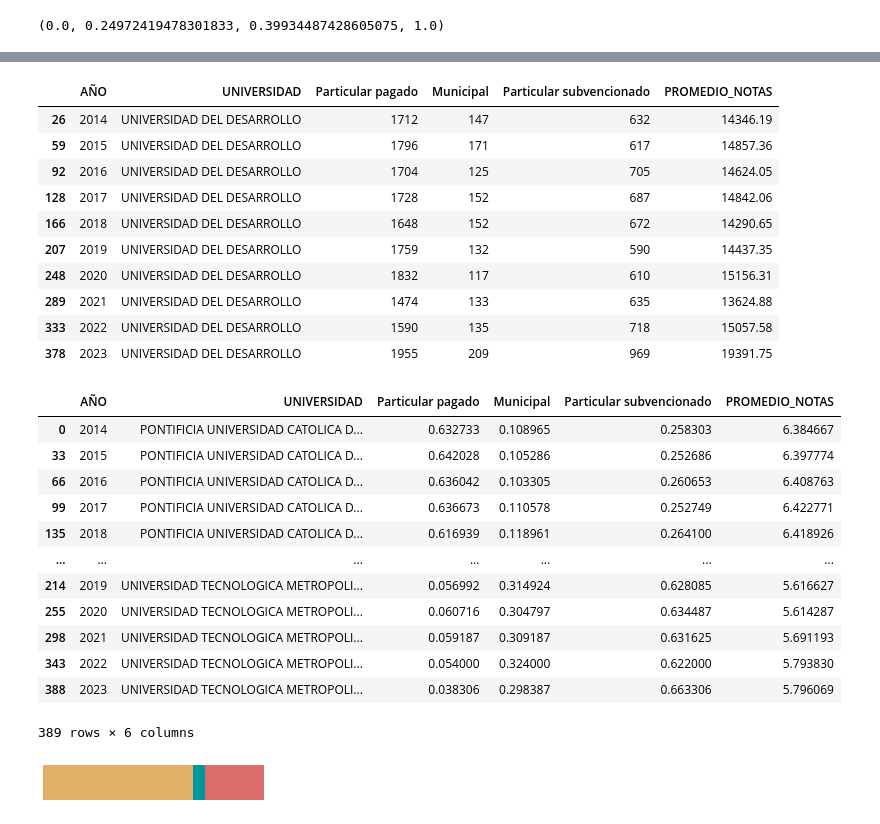
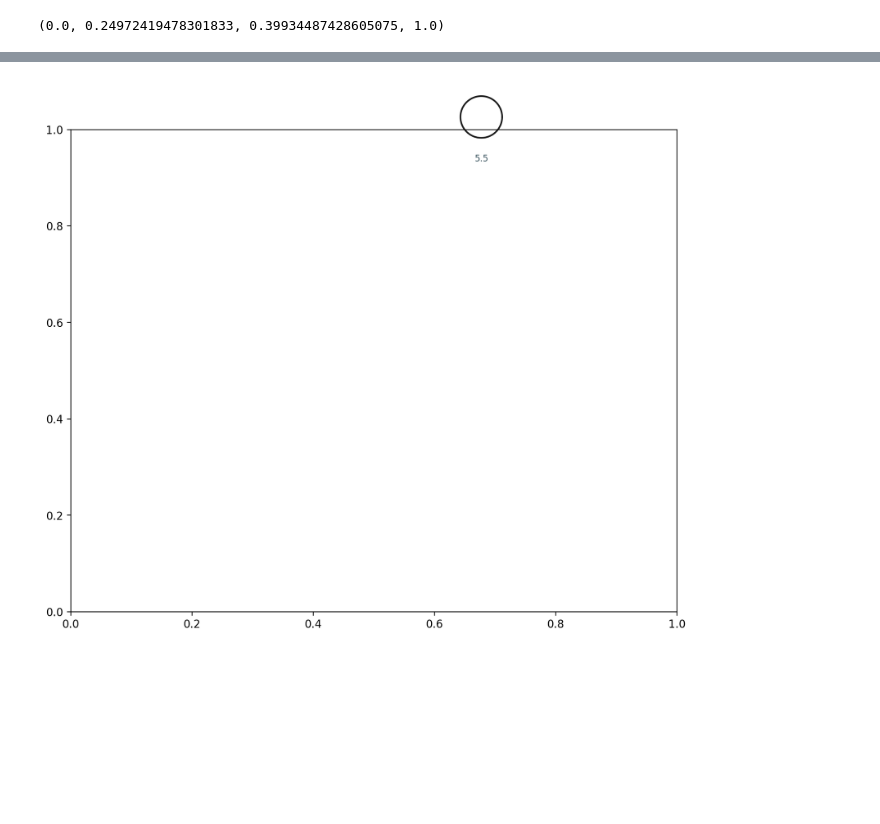
Before and after one commit to desareca/infovis-MDS_UDD, a Jupyter notebook: Tareas/Tarea 3/Tarea 3.ipynb, the cells around one changed output, grey strips where cells are left out. Cells and saved outputs as stored; diff of their text form; code cells hidden in the pictures; blank space fills up the shorter version.

```diff
--- a/Tareas/Tarea 3/Tarea 3.ipynb
+++ b/Tareas/Tarea 3/Tarea 3.ipynb
@@ -471,49 +483,25 @@ barh_grupo_dep(fig, df_admision_matricula_group, ['UNIVERSIDAD DE CHILE'],
-# %%
-df_admision_matricula_group_sum[df_admision_matricula_group_sum['UNIVERSIDAD']=='UNIVERSIDAD DEL DESARROLLO']
-# %% [output]
-|  | AÑO | UNIVERSIDAD | Particular pagado | Municipal | Particular subvencionado | PROMEDIO_NOTAS |
-| 26 | 2014 | UNIVERSIDAD DEL DESARROLLO | 1712 | 147 | 632 | 14346.19 |
-| 59 | 2015 | UNIVERSIDAD DEL DESARROLLO | 1796 | 171 | 617 | 14857.36 |
-| 92 | 2016 | UNIVERSIDAD DEL DESARROLLO | 1704 | 125 | 705 | 14624.05 |
-| 128 | 2017 | UNIVERSIDAD DEL DESARROLLO | 1728 | 152 | 687 | 14842.06 |
-| 166 | 2018 | UNIVERSIDAD DEL DESARROLLO | 1648 | 152 | 672 | 14290.65 |
-| 207 | 2019 | UNIVERSIDAD DEL DESARROLLO | 1759 | 132 | 590 | 14437.35 |
-| 248 | 2020 | UNIVERSIDAD DEL DESARROLLO | 1832 | 117 | 610 | 15156.31 |
-| 289 | 2021 | UNIVERSIDAD DEL DESARROLLO | 1474 | 133 | 635 | 13624.88 |
-| 333 | 2022 | UNIVERSIDAD DEL DESARROLLO | 1590 | 135 | 718 | 15057.58 |
-| 378 | 2023 | UNIVERSIDAD DEL DESARROLLO | 1955 | 209 | 969 | 19391.75 |
-# %%
-df_admision_matricula_group
-# %% [output]
-|  | AÑO | UNIVERSIDAD | Particular pagado | Municipal | Particular subvencionado | PROMEDIO_NOTAS |
-| 0 | 2014 | PONTIFICIA UNIVERSIDAD CATOLICA D... | 0.632733 | 0.108965 | 0.258303 | 6.384667 |
-| 33 | 2015 | PONTIFICIA UNIVERSIDAD CATOLICA D... | 0.642028 | 0.105286 | 0.252686 | 6.397774 |
-| 66 | 2016 | PONTIFICIA UNIVERSIDAD CATOLICA D... | 0.636042 | 0.103305 | 0.260653 | 6.408763 |
-| 99 | 2017 | PONTIFICIA UNIVERSIDAD CATOLICA D... | 0.636673 | 0.110578 | 0.252749 | 6.422771 |
-| 135 | 2018 | PONTIFICIA UNIVERSIDAD CATOLICA D... | 0.616939 | 0.118961 | 0.264100 | 6.418926 |
-| ... | ... | ... | ... | ... | ... | ... |
-| 214 | 2019 | UNIVERSIDAD TECNOLOGICA METROPOLI... | 0.056992 | 0.314924 | 0.628085 | 5.616627 |
-| 255 | 2020 | UNIVERSIDAD TECNOLOGICA METROPOLI... | 0.060716 | 0.304797 | 0.634487 | 5.614287 |
-| 298 | 2021 | UNIVERSIDAD TECNOLOGICA METROPOLI... | 0.059187 | 0.309187 | 0.631625 | 5.691193 |
-| 343 | 2022 | UNIVERSIDAD TECNOLOGICA METROPOLI... | 0.054000 | 0.324000 | 0.622000 | 5.793830 |
-| 388 | 2023 | UNIVERSIDAD TECNOLOGICA METROPOLI... | 0.038306 | 0.298387 | 0.663306 | 5.796069 |
-389 rows × 6 columns
-# %%
-fig, ax = plt.subplots(1,figsize=(6,1), dpi=50)
-
-df__ = df_admision_matricula_group[df_admision_matricula_group['UNIVERSIDAD']=='UNIVERSIDAD DEL DESARROLLO'].drop(columns='UNIVERSIDAD')
-#df__ = df_admision_matricula_group.sort_values('AÑO')
-
-df__['AÑO'] = df__['AÑO'].astype(int)
-df__ = df__.set_index('AÑO')
-df__ = pd.DataFrame(df__.mean()).T
-#plt.stackplot(df__.index, df__[df__.columns[1:-1]].T, labels=df__.columns[1:-1], colors=[colorPP_1, colorMun_1, colorBlue_1], alpha=0.9)
-ax.barh(df__.index, df__['Particular pagado'], label='Particular pagado', color=colorPP_1)
-ax.barh(df__.index, df__['Municipal'], left=df__['Particular pagado'] ,label='Municipal', color=colorMun_1)
-ax.barh(df__.index, df__['Particular subvencionado'], left=df__['Particular pagado']+df__['Municipal'],label='Particular subvencionado', color=colorPS_1)
-ax.set_axis_off()
-# %% [output]
-[figure, removed]
+# %%
+
+def drawCircleText(fig, pos=[0.6, 0.85, 0.1, 0.1], color='k', alpha=0.9, fc='#ffffff', alpha_fc=0., r=1.0,
+                   text_title='', ha_title='center', va_title='center', stext=8, pos_text=(0,0)):
+    theta = np.linspace(0, 2 * np.pi, 100)
+    x = np.cos(theta) * r
+    y = np.sin(theta) * r
+    circle_ax = fig.add_axes(pos)
+    circle_ax.plot(x, y, color=color, alpha=alpha)
+    circle_ax.fill(x, y, color=fc, alpha=alpha_fc)  # Para rellenar el círculo
+    circle_ax.set_xlim(-1.5, 1.5)
+    circle_ax.set_ylim(-1.5, 1.5)
+    circle_ax.text(pos_text[0], pos_text[1], text_title, ha=ha_title, va=va_title, fontsize=stext, color=colorGrayText)
+    circle_ax.set_aspect('equal', adjustable='box')
+    circle_ax.set_axis_off()
+
+fig, ax = plt.subplots(1,figsize=(10,8), dpi=200)
+
+drawCircleText(fig, pos=[0.6, 0.85, 0.1, 0.1], color='k', alpha=0.9, fc='#ffffff', alpha_fc=0., r=1.0,
+               text_title='5.5', ha_title='center', va_title='center', stext=8, pos_text=(0,-2))
+# %% [output]
+[figure, added]
 # %%
 # Datos de ejemplo (A, B, C) que suman 1
 #data = df_admision_matricula_group[~df_admision_matricula_group['UNIVERSIDAD'].isin(uni)][['Municipal', 'Particular pagado', 'Particular subvencionado']]\
```
Also changed, not shown: parts of 7 cells of this notebook.
